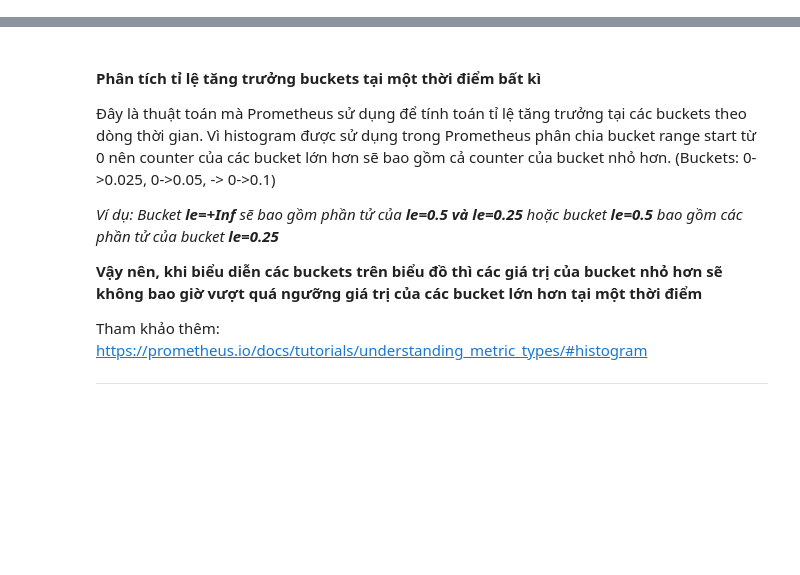
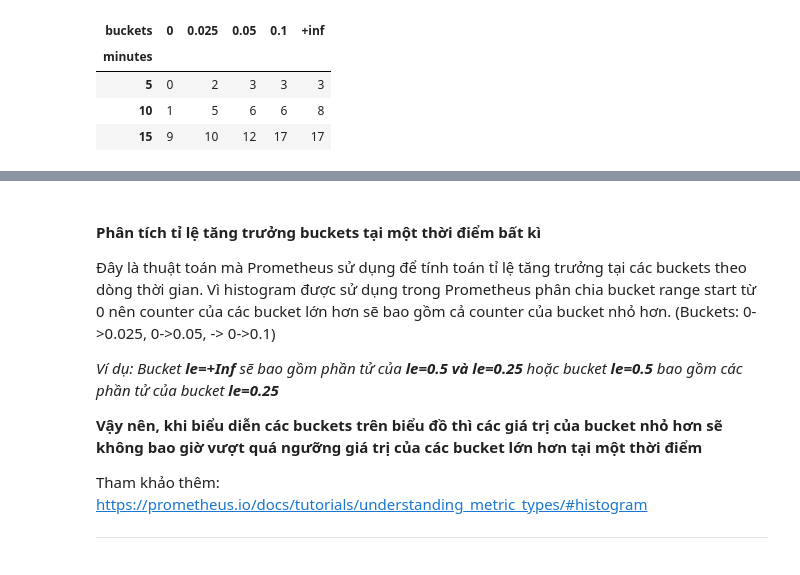
Before and after one commit to vuvietnguyenit/latency_reques_cal, a Jupyter notebook: notebooks/explain.ipynb, the cells around one changed output, grey strips where cells are left out. Saved outputs shown, nothing was run; the diff lists cells and outputs as text; code cells hidden in the pictures; blank space fills up the shorter version.

```diff
--- a/notebooks/explain.ipynb
+++ b/notebooks/explain.ipynb
@@ -95,0 +118,8 @@ Kết quả tính **rate**:
+# %%
+df
+# %% [output]
+| buckets | 0 | 0.025 | 0.05 | 0.1 | +inf |
+| minutes |  |  |  |  |  |
+| 5 | 0 | 2 | 3 | 3 | 3 |
+| 10 | 1 | 5 | 6 | 6 | 8 |
+| 15 | 9 | 10 | 12 | 17 | 17 |
```
Also changed, not shown: parts of 12 cells of this notebook, 2 other files.
